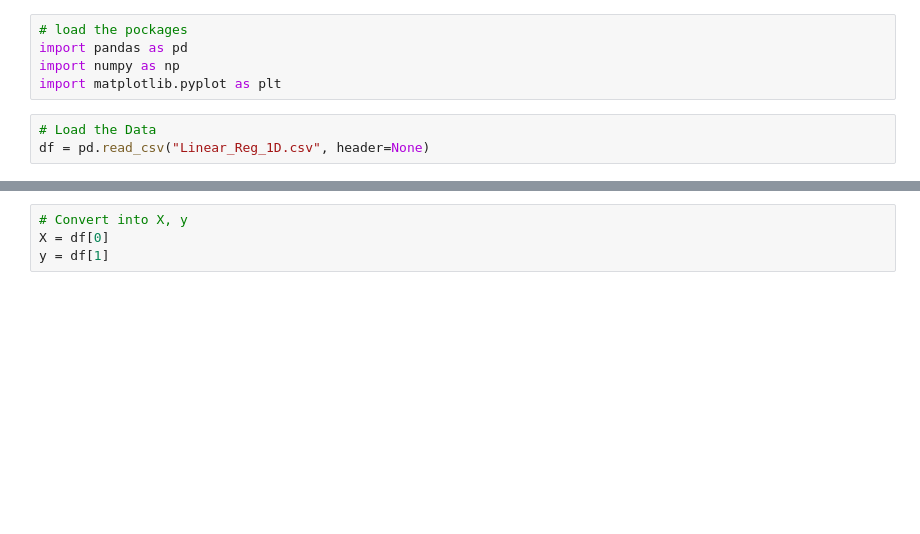
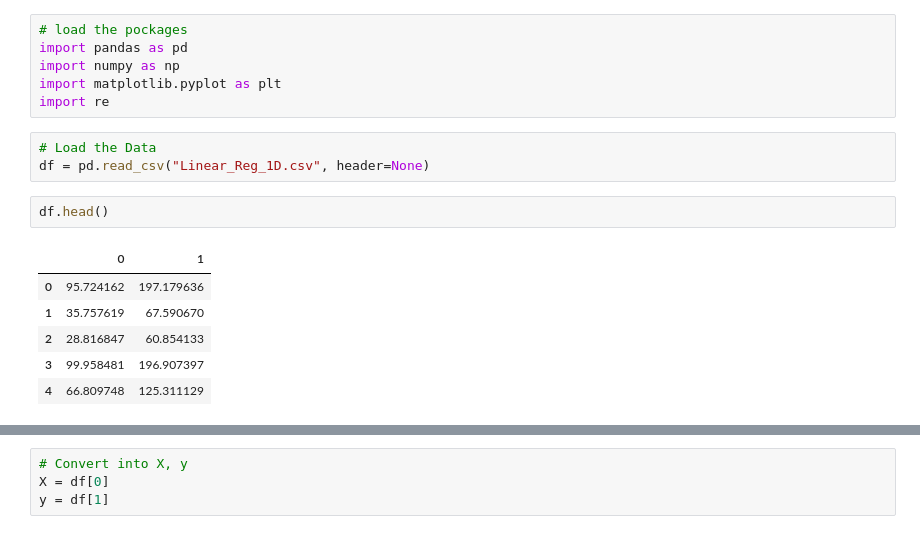
Before and after one commit to chirathlv/Machine-Learning, a Jupyter notebook: Linear Regression with One Variable.ipynb, the cells around one changed output, grey strips where cells are left out. Cells and saved outputs as stored; diff of their text form; blank space fills up the shorter version.

```diff
--- a/Linear Regression with One Variable.ipynb
+++ b/Linear Regression with One Variable.ipynb
@@ -3,6 +3,16 @@
 import pandas as pd
 import numpy as np
 import matplotlib.pyplot as plt
+import re
 # %%
 # Load the Data
 df = pd.read_csv("Linear_Reg_1D.csv", header=None)
+# %%
+df.head()
+# %% [output]
+|  | 0 | 1 |
+| 0 | 95.724162 | 197.179636 |
+| 1 | 35.757619 | 67.590670 |
+| 2 | 28.816847 | 60.854133 |
+| 3 | 99.958481 | 196.907397 |
+| 4 | 66.809748 | 125.311129 |
```
Also changed, not shown: parts of 27 cells of this notebook, 1 other file.
